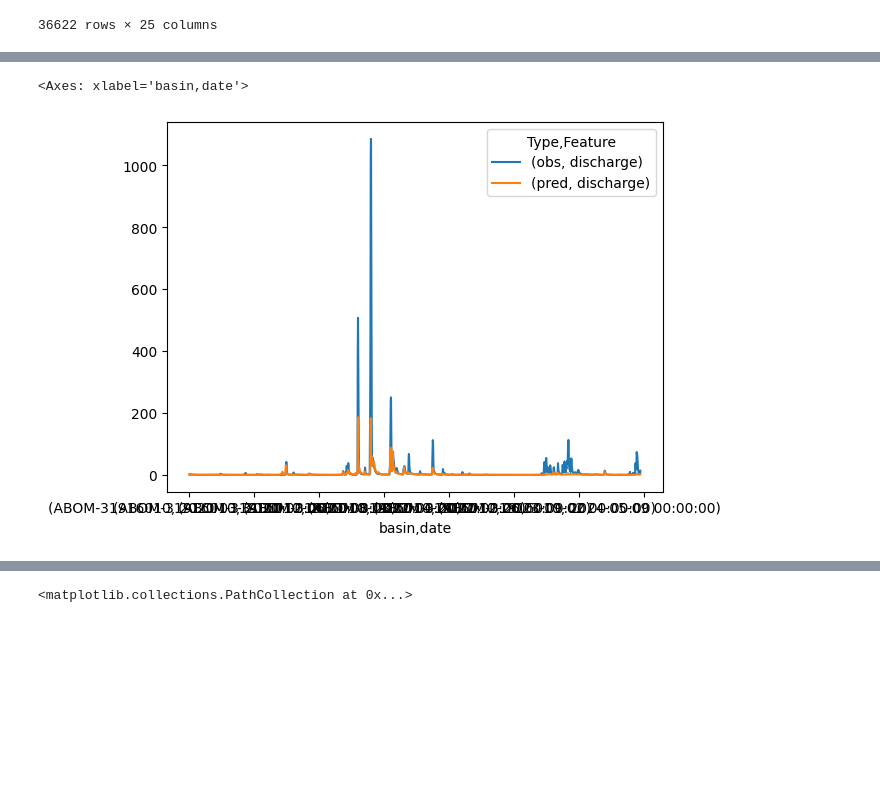
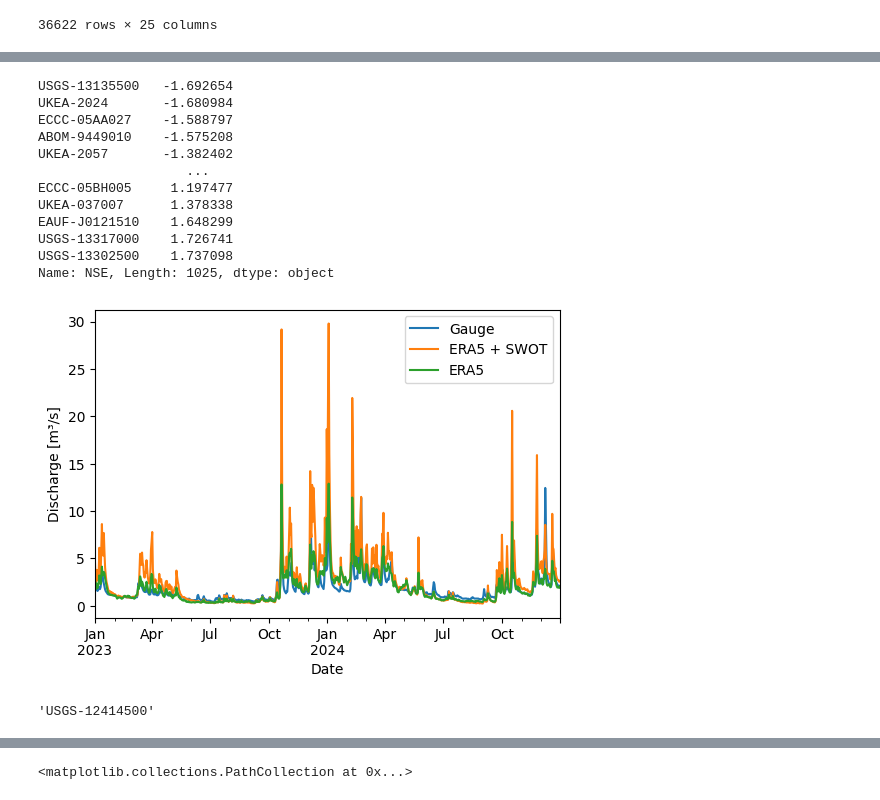
Before and after one commit to Fluvial-UMass/swot-ml, a Jupyter notebook: notebooks/reservoirs/plot_model.ipynb, the cells around one changed output, grey strips where cells are left out. Drawn from its saved outputs; the diff is of its cells as text; code cells hidden in the pictures; blank space fills up the shorter version.

```diff
--- a/notebooks/reservoirs/plot_model.ipynb
+++ b/notebooks/reservoirs/plot_model.ipynb
@@ -13,4 +35,5 @@ run_dir = Path("/nas/cee-water/cjgleason/ted/swot-ml/runs/global_mutligraph/prot
 # %%
+run_dir = Path("/nas/cee-water/cjgleason/ted/swot-ml/runs/cached_multigraph/era5_swot_glows_20251009_032132")
 results = pd.read_parquet(run_dir / 'results' / 'test_results.parquet')
 results
 # %% [output]
@@ -357,0 +461,7 @@ results
+# %%
+run_dir = Path("/nas/cee-water/cjgleason/ted/swot-ml/runs/cached_multigraph/era5_swot_20251009_012303")
+results = pd.read_parquet(run_dir / 'results' / 'test_results.parquet')
+with open(run_dir / 'results' / "test_metrics.pkl", 'rb') as f:
+    bulk_m, basin_m = pickle.load(f)
+
+bulk_m
@@ -357,0 +480,7 @@ results
+# %%
+e_run_dir = Path("/nas/cee-water/cjgleason/ted/swot-ml/runs/cached_multigraph/era5_20251009_012244")
+e_results = pd.read_parquet(e_run_dir / 'results' / 'test_results.parquet')
+with open(e_run_dir / 'results' / "test_metrics.pkl", 'rb') as f:
+    e_bulk_m, e_basin_m = pickle.load(f)
+
+e_bulk_m
@@ -358,8 +521,44 @@ results
+# %%
+dnse.sort_values()
+# %% [output]
+USGS-13135500   -1.692654
+UKEA-2024       -1.680984
+ECCC-05AA027    -1.588797
+ABOM-9449010    -1.575208
+UKEA-2057       -1.382402
+                   ...
+ECCC-05BH005     1.197477
+UKEA-037007      1.378338
+EAUF-J0121510    1.648299
+USGS-13317000    1.726741
+USGS-13302500    1.737098
+Name: NSE, Length: 1025, dtype: object
 # %%
-basin = 'ABOM-31916010'
+basin = 'UKEA-2024'
 
-df = results.xs(basin, level='subbasin')
-df.sort_index().plot()
+df = results.xs(basin, level='subbasin').sort_index()
+df = df.droplevel(0, axis=0)
+df = df.droplevel(1, axis=1)
+df = df[df.index > pd.Timestamp('2022-12-31')]
+
+e_df = e_results.xs(basin, level='subbasin').sort_index()
+e_df = e_df.droplevel(0, axis=0)
+e_df = e_df.droplevel(1, axis=1)
+e_df = e_df[e_df.index > pd.Timestamp('2022-12-31')]
+
+fig, ax = plt.subplots(1,1, figsize=(6,4))
+df['obs'].plot(ax=ax, label='Gauge')
+df['pred'].plot(ax=ax, label='ERA5 + SWOT')
+e_df['pred'].plot(ax=ax, label='ERA5')
+
+plt.legend()
+ax.set_ylabel('Discharge [m³/s]')
+ax.set_xlabel('Date')
+plt.show()
+fig.savefig(run_dir / 'figures' / f"timeseries_{basin}.png", dpi=300)
 # %% [output]
-<Axes: xlabel='basin,date'>
-[figure, old version]
+[figure, new version]
+# %%
+basin
+# %% [output]
+'USGS-12414500'
```
Also changed, not shown: parts of 44 cells of this notebook, 26 other files.
